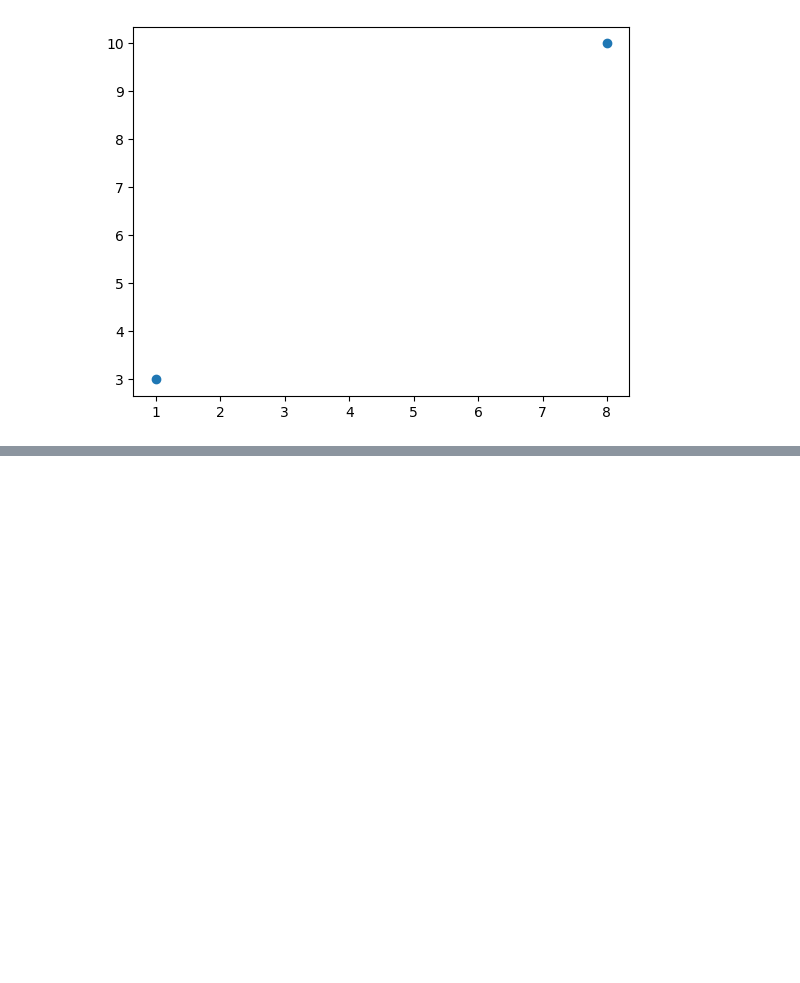
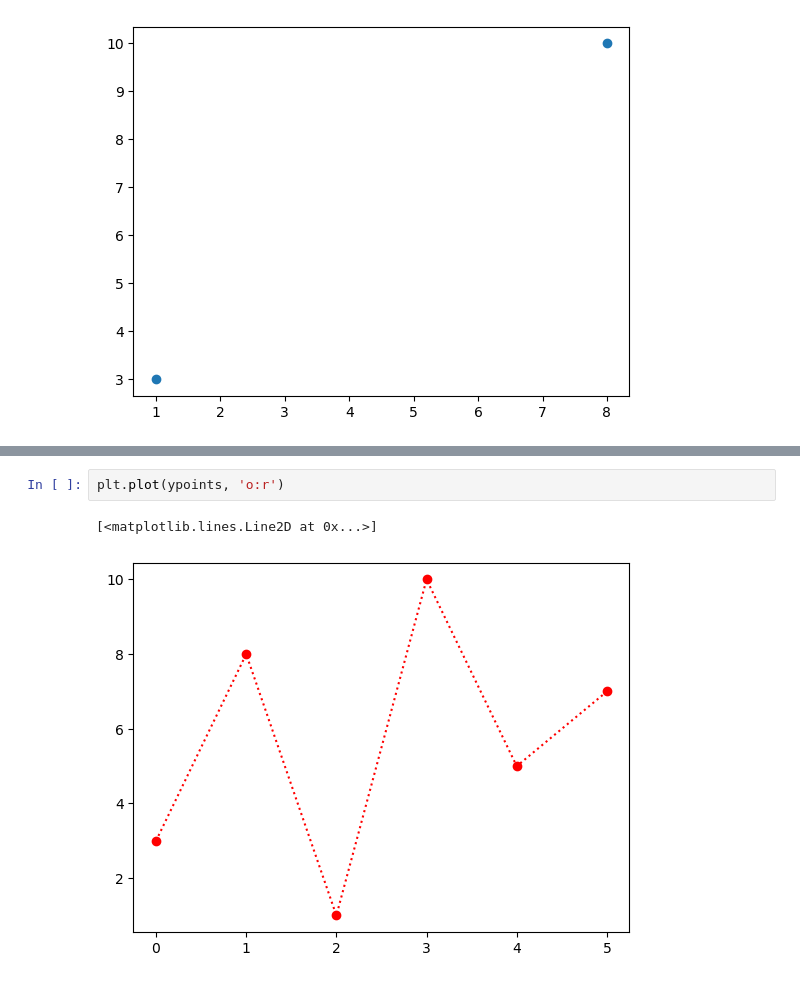
Before and after one commit to Krreesh/MLplay, a Jupyter notebook: ML_practice.ipynb, the cells around one changed output, grey strips where cells are left out. Saved outputs shown, nothing was run; the diff lists cells and outputs as text; blank space fills up the shorter version.

```diff
--- a/ML_practice.ipynb
+++ b/ML_practice.ipynb
@@ -891,0 +907,5 @@ Matplotlib is building the font cache; this may take a moment.
+# %%
+plt.plot(ypoints, 'o:r')
+# %% [output]
+[<matplotlib.lines.Line2D at 0x...>]
+[figure, added]
```
Also changed, not shown: parts of 24 cells of this notebook.
